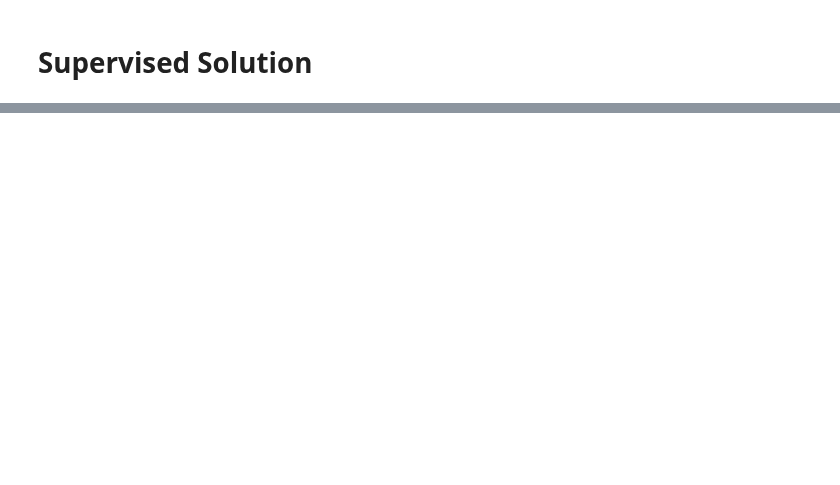
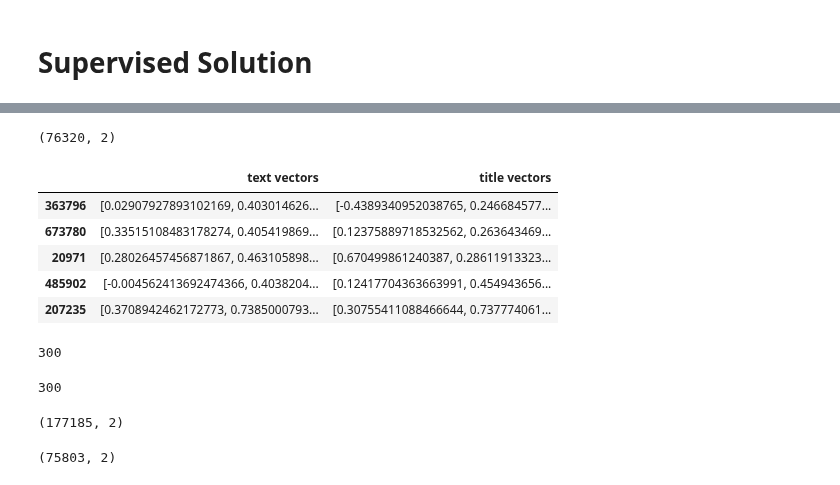
Before and after one commit to innawendell/Describing-Data-, a Jupyter notebook: Ads.ipynb, the cells around one changed output, grey strips where cells are left out. Cells and saved outputs as stored; diff of their text form; code cells hidden in the pictures; blank space fills up the shorter version.

```diff
--- a/Ads.ipynb
+++ b/Ads.ipynb
@@ -572,0 +345,53 @@ Name: real, dtype: int64
+# %%
+test_df.shape
+# %% [output]
+(76320, 2)
+# %%
+# vectorization of the ads text
+for row in range(len(training_df)):
+    vector = result_vector(training_df.iloc[row, 0])
+    if vector is not None:
+        training_df.iloc[row, 0] = vector[0]
+    else:
+        training_df.iloc[row, 0] = 'M'
+# %%
+# vectorization of the ads text
+for row in range(len(test_df)):
+    vector = result_vector(test_df.iloc[row, 0])
+    if vector is not None:
+        test_df.iloc[row, 0] = vector[0]
+    else:
+        test_df.iloc[row, 0] = 'M'
+# %%
+# vectorization of the ads title
+for row in range(len(training_df)):
+    vector = result_vector(training_df.iloc[row, 1])
+    if vector is not None:
+        training_df.iloc[row, 1] = vector[0]
+    else:
+        training_df.iloc[row, 1] = 'M'
+# %%
+# vectorization of the ads title
+for row in range(len(test_df)):
+    vector = result_vector(test_df.iloc[row, 1])
+    if vector is not None:
+        test_df.iloc[row, 1] = vector[0]
+    else:
+        test_df.iloc[row, 1] = 'M'
+# %%
+test_df.head()
+# %% [output]
+|  | text vectors | title vectors |
+| 363796 | [0.02907927893102169, 0.403014626... | [-0.4389340952038765, 0.246684577... |
+| 673780 | [0.33515108483178274, 0.405419869... | [0.12375889718532562, 0.263643469... |
+| 20971 | [0.28026457456871867, 0.463105898... | [0.670499861240387, 0.28611913323... |
+| 485902 | [-0.004562413692474366, 0.4038204... | [0.12417704363663991, 0.454943656... |
+| 207235 | [0.3708942462172773, 0.7385000793... | [0.30755411088466644, 0.737774061... |
+# %%
+len(test_df.iloc[0, 0])
+# %% [output]
+300
+# %%
+len(training_df.iloc[0, 0])
+# %% [output]
+300
@@ -572,0 +406,8 @@ Name: real, dtype: int64
+# %%
+training_df.shape
+# %% [output]
+(177185, 2)
+# %%
+test_df.shape
+# %% [output]
+(75803, 2)
```
Also changed, not shown: parts of 105 cells of this notebook.
